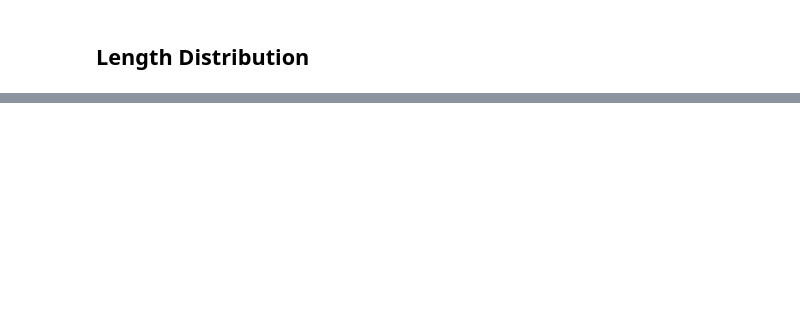
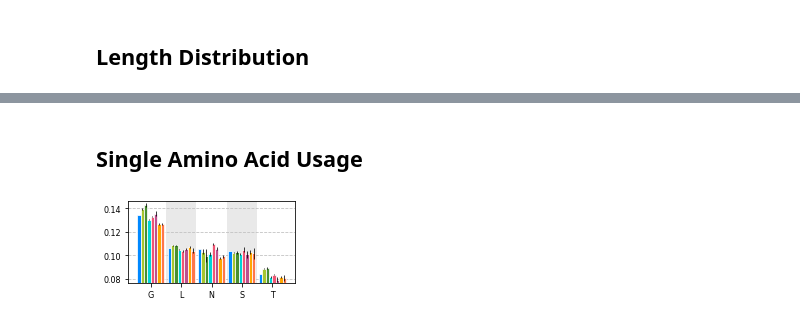
Before and after one commit to statbiophys/thymic_development_2022, a Jupyter notebook: fig2.ipynb, the cells around one changed output, grey strips where cells are left out. Drawn from its saved outputs; the diff is of its cells as text; code cells hidden in the pictures; blank space fills up the shorter version.

```diff
--- a/fig2.ipynb
+++ b/fig2.ipynb
@@ -106,0 +85,32 @@ plt.show()
+# %% [markdown]
+## Single Amino Acid Usage
+# %%
+from thymmatu.graphics.pro_plot import barPlotter
+
+#  OPTIONS  #
+Num = 1
+n_show_idx = 5
+figsize = ( 3, 1.5 )
+
+df = pd.read_csv(f'{DataPath}/CA-single_aa_usage.csv', index_col=0 )
+df = df.sort_values(by="gen",ascending=False).head(n=n_show_idx)
+
+# BARPLOT
+columns = ['gen'] + HEADERS
+colors = [ EXP_KOL[c] for c in columns ]
+errorbars = [None] + [ c + " err" for c in HEADERS ]
+
+ax = barPlotter( df, colors=colors, grid=True, lw=0.75,
+                columns=columns, figsize=figsize, errorbars=errorbars, rotation=0 )
+
+#plt.legend(ncol=1, shadow=False, loc='center left', bbox_to_anchor=(1, 0.5), edgecolor='inherit', framealpha=1)
+
+for i in np.arange( 1, ax.get_xlim()[1]-1, 2 ).astype(int) :
+    ax.axvspan( i, i+1, 0, 1, alpha=0.5,
+                color=GREYS_DIC['silver'], ec=None, zorder=-10)
+
+plt.savefig( f"{OutPath}/fig2C.pdf", bbox_inches='tight' )
+
+plt.show()
+# %% [output]
+[figure, added]
```
Also changed, not shown: parts of 8 cells of this notebook, 44 other files.
